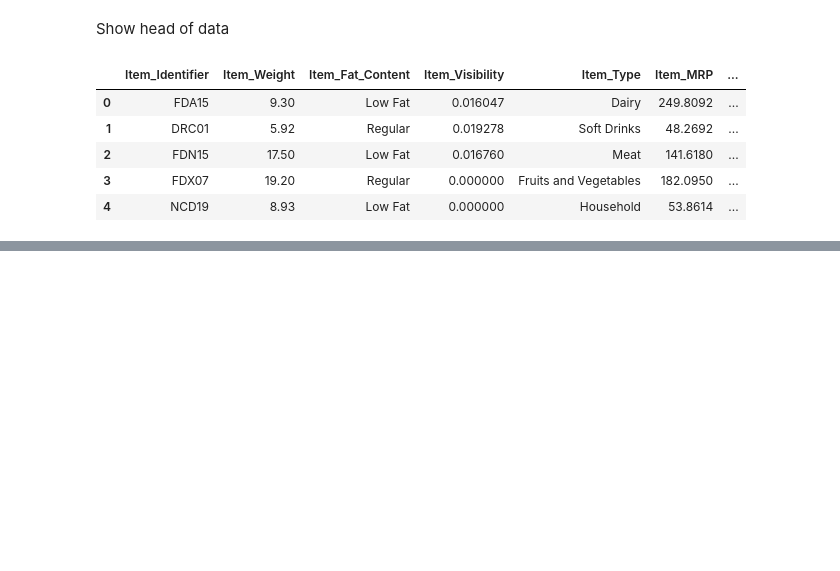
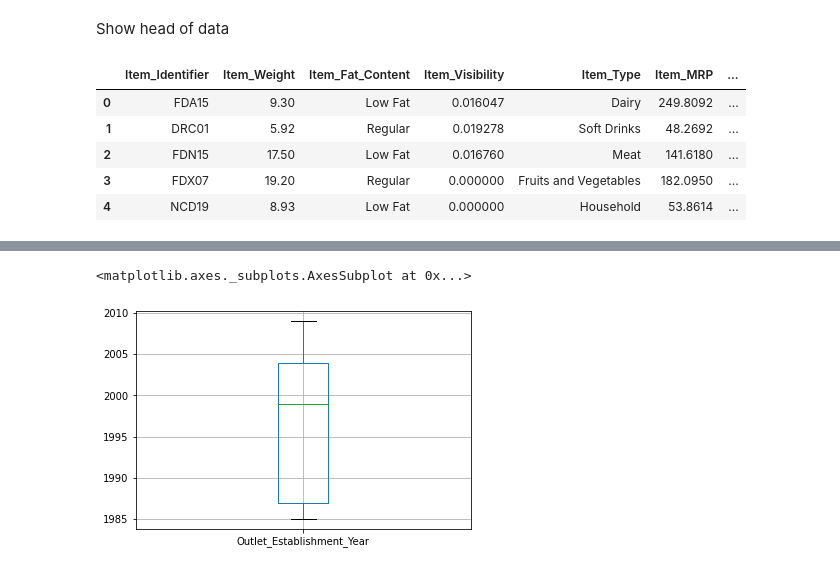
Before and after one commit to MichaelArthur224/Sales_Predictions, a Jupyter notebook: sales_predictions_Michael_Arthur.ipynb, the cells around one changed output, grey strips where cells are left out. Cells and saved outputs as stored; diff of their text form; code cells hidden in the pictures; blank space fills up the shorter version.

```diff
--- a/sales_predictions_Michael_Arthur.ipynb
+++ b/sales_predictions_Michael_Arthur.ipynb
@@ -22,0 +181,5 @@ df.head()
+# %%
+df.boxplot(column ='Outlet_Establishment_Year')
+# %% [output]
+<matplotlib.axes._subplots.AxesSubplot at 0x...>
+[figure, added]
```
Also changed, not shown: parts of 23 cells of this notebook.
